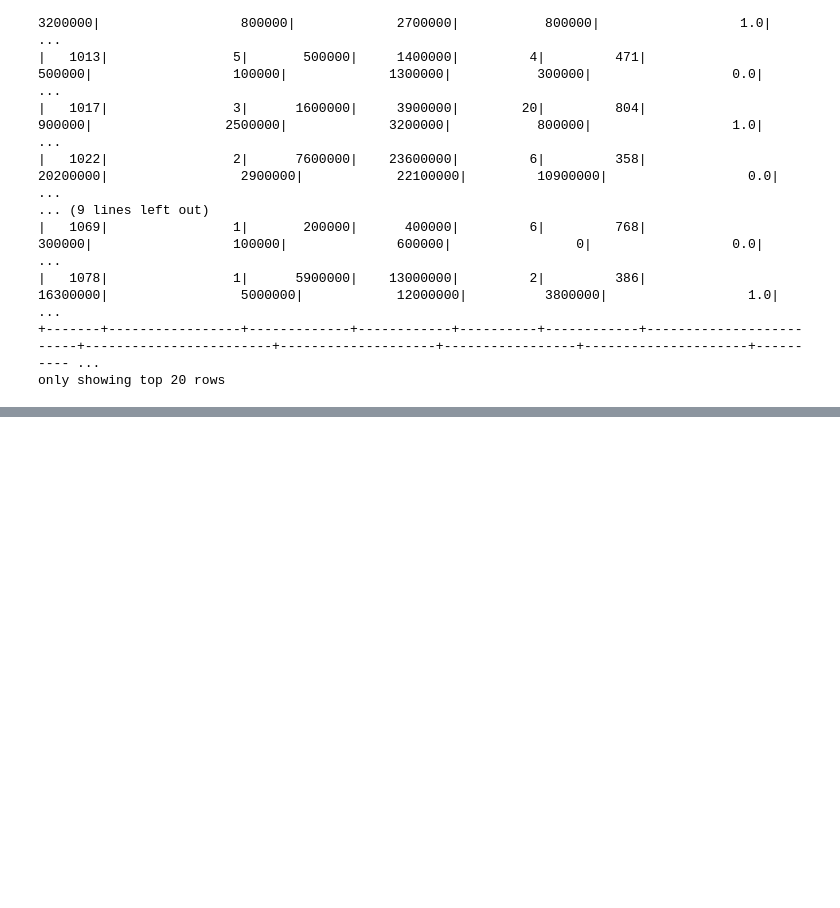
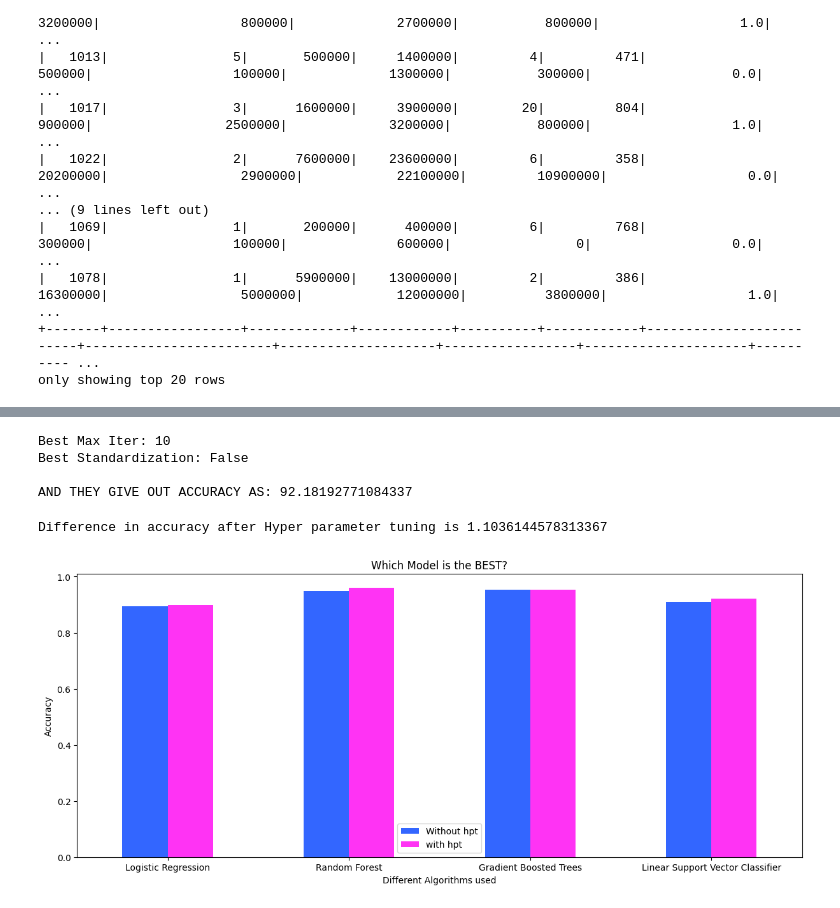
Before and after one commit to KAUSHIK21AID/Loan-Approval-Prediction, a Jupyter notebook: BDA_project.ipynb, the cells around one changed output, grey strips where cells are left out. Cells and saved outputs as stored; diff of their text form; code cells hidden in the pictures; blank space fills up the shorter version.

```diff
--- a/BDA_project.ipynb
+++ b/BDA_project.ipynb
@@ -315,0 +518,41 @@ only showing top 20 rows
+# %%
+cvModel_svc = crossval.fit(train)
+# %%
+bestModel_svc = cvModel_svc.bestModel
+bestMaxIter = bestModel_svc.getMaxIter()
+bestStandardization = bestModel_svc.getStandardization()
+# %%
+bestPredictions = bestModel_svc.transform(test)
+# %%
+bestaccuracy_svc = evaluator.evaluate(bestPredictions)
+# %%
+print(f"Best Max Iter: {bestMaxIter}")
+print(f"Best Standardization: {bestStandardization}")
+print()
+print(f"AND THEY GIVE OUT ACCURACY AS: {bestaccuracy_svc*100}")
+# %% [output]
+Best Max Iter: 10
+Best Standardization: False
+
+AND THEY GIVE OUT ACCURACY AS: 92.18192771084337
+# %%
+print('Difference in accuracy after Hyper parameter tuning is',(bestaccuracy_svc-accuracy_svc)*100)
+# %% [output]
+Difference in accuracy after Hyper parameter tuning is 1.1036144578313367
+# %%
+import pandas as pd
+import matplotlib.pyplot as plt
+tags = ['Logistic Regression','Random Forest','Gradient Boosted Trees','Linear Support Vector Classifier']
+
+a = [efficiency,accuracy_rf,accuracy_gbt,accuracy_svc]
+b = [bestaccuracy_log,accuracy_after_parameter,bestaccuracy_gbt, bestaccuracy_svc]
+colors = ['#3366FF', '#FF33F4']
+df_histo = pd.DataFrame({'Without hpt':a , 'with hpt':b}, index=tags)
+df_histo.plot.bar(rot=0, figsize=(12, 5),color=colors)
+plt.tight_layout()
+plt.xlabel('Different Algorithms used')
+plt.ylabel('Accuracy')
+plt.title('Which Model is the BEST?')
+plt.show()
+# %% [output]
+[figure, added]
```
Also changed, not shown: parts of 51 cells of this notebook.
